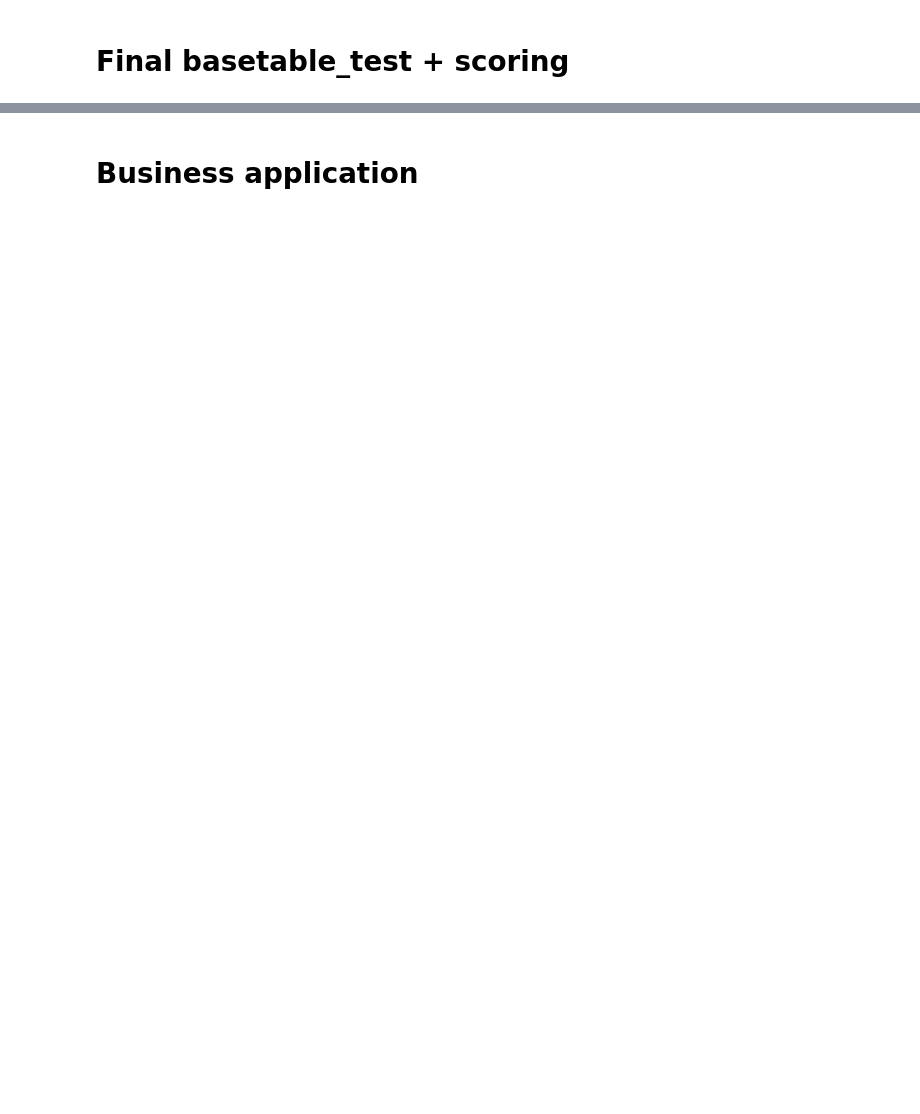
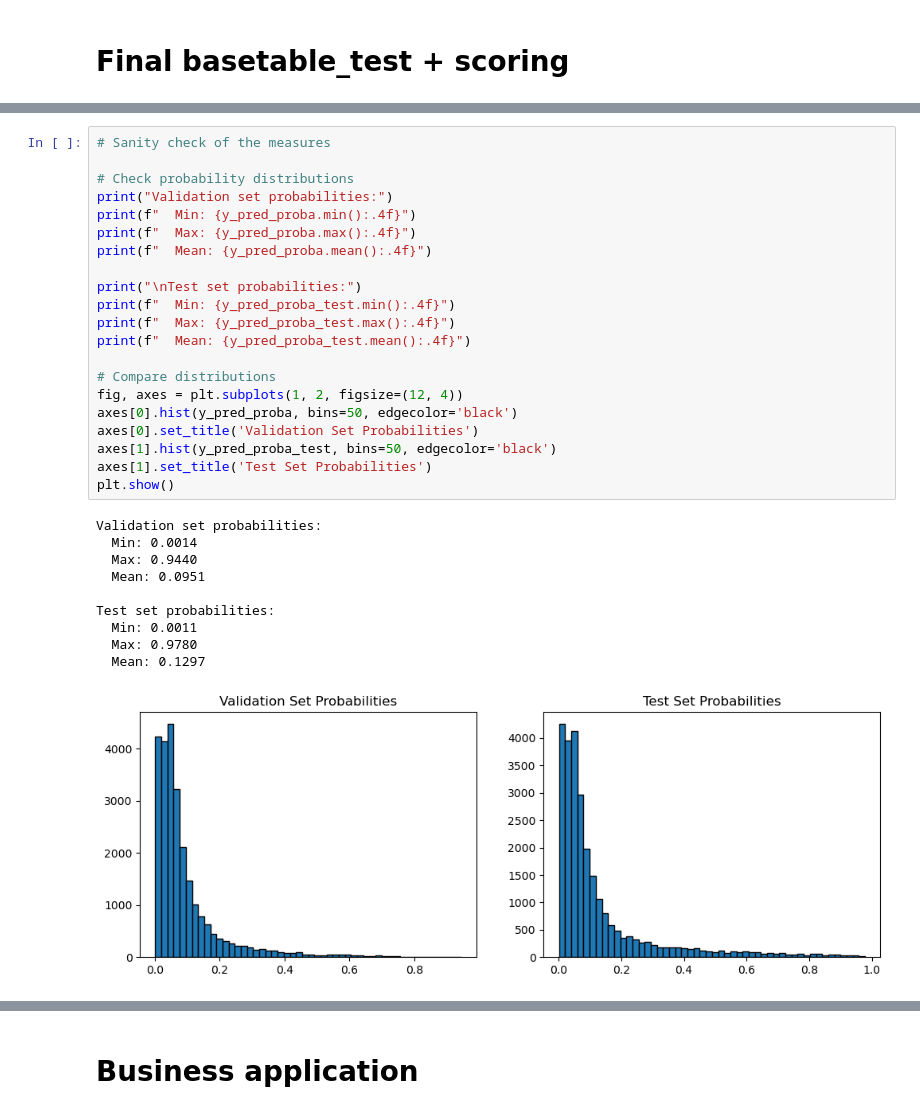
Before and after one commit to LeZM/python-predictive-group-project, a Jupyter notebook: notebooks/XGBoost + most advanced file.ipynb, the cells around one changed output, grey strips where cells are left out. Saved outputs shown, nothing was run; the diff lists cells and outputs as text; blank space fills up the shorter version.

```diff
--- a/notebooks/XGBoost + most advanced file.ipynb
+++ b/notebooks/XGBoost + most advanced file.ipynb
@@ -3764,0 +3667,32 @@ DONE!
+# %%
+# Sanity check of the measures
+
+# Check probability distributions
+print("Validation set probabilities:")
+print(f"  Min: {y_pred_proba.min():.4f}")
+print(f"  Max: {y_pred_proba.max():.4f}")
+print(f"  Mean: {y_pred_proba.mean():.4f}")
+
+print("\nTest set probabilities:")
+print(f"  Min: {y_pred_proba_test.min():.4f}")
+print(f"  Max: {y_pred_proba_test.max():.4f}")
+print(f"  Mean: {y_pred_proba_test.mean():.4f}")
+
+# Compare distributions
+fig, axes = plt.subplots(1, 2, figsize=(12, 4))
+axes[0].hist(y_pred_proba, bins=50, edgecolor='black')
+axes[0].set_title('Validation Set Probabilities')
+axes[1].hist(y_pred_proba_test, bins=50, edgecolor='black')
+axes[1].set_title('Test Set Probabilities')
+plt.show()
+# %% [output]
+Validation set probabilities:
+  Min: 0.0014
+  Max: 0.9440
+  Mean: 0.0951
+
+Test set probabilities:
+  Min: 0.0011
+  Max: 0.9780
+  Mean: 0.1297
+[figure, added]
```
Also changed, not shown: parts of 37 cells of this notebook, 1 other file.
